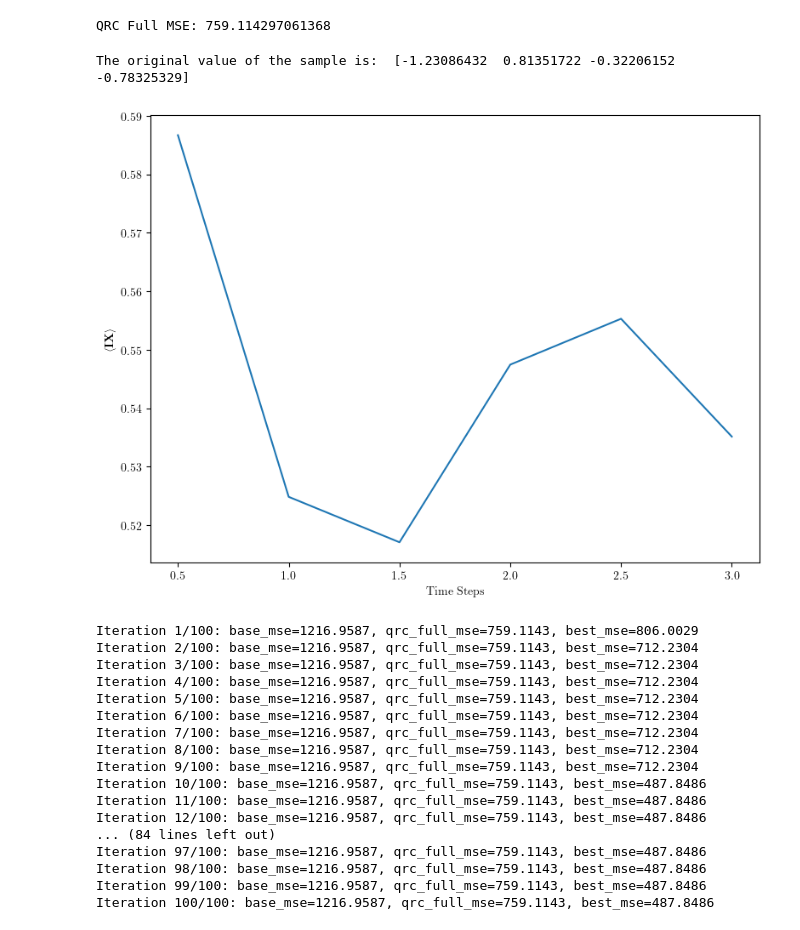
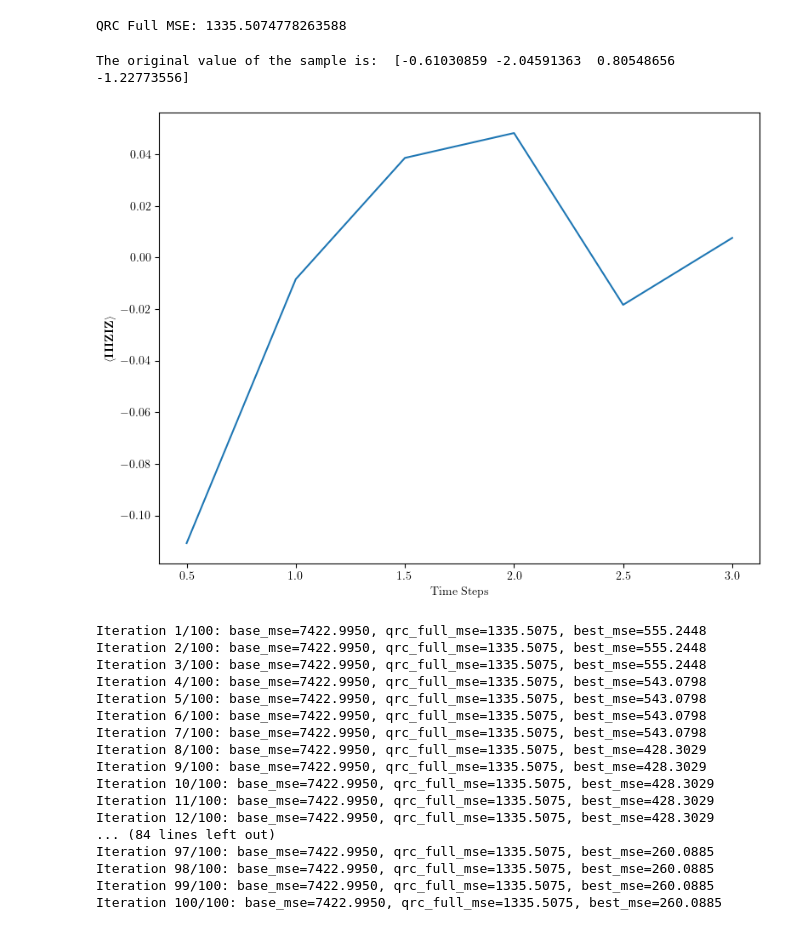
Before and after one commit to ShehbazTariq/cudaq-qrc, a Jupyter notebook: Rydberg.ipynb, the cells around one changed output. Saved outputs shown, nothing was run; the diff lists cells and outputs as text; code cells hidden in the pictures.

```diff
--- a/Rydberg.ipynb
+++ b/Rydberg.ipynb
@@ -37,15 +41,16 @@ def precompute_embeddings(datapoints_normalized):
     return readouts, embeddings
 # %%
 # Generate regression dataset
-X, y = make_regression(n_samples=100, n_features=4, noise=0.1, random_state=42)
+X, y = make_regression(n_samples=100, n_features=4, noise=0.1, random_state=402)
 
-# Split dataset into training and testing sets
-X_train, X_test, y_train, y_test = train_test_split(X, y, test_size=0.3, shuffle=True, random_state=42)
+# First, split into 60% train and 40% temp (test + val)
+X_train, X_temp, y_train, y_temp = train_test_split(
+    X, y, test_size=0.4, shuffle=True, random_state=42
+)
 
-# Select subsets for demonstration purposes
-# X_train = X_train[:20]
-# y_train = y_train[:20]
-# X_test = X_test[:20]
-# y_test = y_test[:20]
+# Next, split the remaining 40% equally into test (20%) and validation (20%)
+X_test, X_val, y_test, y_val = train_test_split(
+    X_temp, y_temp, test_size=0.5, shuffle=True, random_state=402
+)
 # %%
 #use a simple random forest classifier
@@ -82,26 +88,31 @@ Plot saved as lattice_plot.pdf
 # %%
 scaler = MinMaxScaler(feature_range=(-1, 1))
 train_datapoints_normalized = scaler.fit_transform(X_train)
+val_datapoints_normalized = scaler.transform(X_val)
 test_datapoints_normalized = scaler.transform(X_test)
 #custom_readouts = ["IIIZII","ZIIIII","IZIIII","XXXIII","IIIXXX","IIIIIX"]
 
 #readouts = generate_readouts(nsites, custom_readouts)
 readouts = generate_readouts(nsites)  #default readouts
 
-readouts, train_embeddings = precompute_embeddings(train_datapoints_normalized)
-readouts, test_embeddings = precompute_embeddings(test_datapoints_normalized)
+_, train_embeddings = precompute_embeddings(train_datapoints_normalized)
+_, val_embeddings = precompute_embeddings(val_datapoints_normalized)
+_, test_embeddings = precompute_embeddings(test_datapoints_normalized)
+
+
 train_embeddings=train_embeddings/(2**nsites) #normalize embeddings
+val_embeddings=val_embeddings/(2**nsites) #normalize embeddings
 test_embeddings=test_embeddings/(2**nsites) #normalize embeddings
 # %%
 #check the mse of the embeddings
-clf = RandomForestRegressor(n_estimators=50, random_state=42)
+clf = RandomForestRegressor(n_estimators=50, random_state=402)
 clf.fit(train_embeddings, y_train)
 #accuracy
 y_pred = clf.predict(test_embeddings)
 qrc_full_mse = mean_squared_error(y_test, y_pred)
 print('QRC Full MSE: {}'.format(qrc_full_mse))
 # %% [output]
-QRC Full MSE: 759.114297061368
+QRC Full MSE: 1335.5074778263588
 # %%
 t_steps = np.arange(t_start+t_step, t_end+t_step, t_step)
 #reshape the embeddings to be in the shape of (n_samples, len(t_steps), :))
@@ -110,31 +122,31 @@ embd_per_t_test = test_embeddings.reshape(test_embeddings.shape[0], len(t_steps)
 # %%
 # Sample Index and Readout Index
 sample_idx = 0
-readout_idx = 1  # Specify the readout index to visualize
+readout_idx = 101  # Specify the readout index to visualize
 
 print("The original value of the sample is: ", X_train[sample_idx])
 
 # Plot specific readout
 fig, ax = plt.subplots(figsize=(8, 6))
 ax.plot(t_steps, embd_per_t[sample_idx, :, readout_idx])
 
 # Convert readout string to LaTeX with braket notation
 readout = readouts[readout_idx].to_string()
 title = re.search(r"[IXYZ]+", readout).group()
 latex_title = f"$\\langle \\mathbf{{{title}}} \\rangle$"
 
 ax.set_xlabel('Time Steps')
 ax.set_ylabel(latex_title)
 plt.tight_layout()
 plt.show()
 # %% [output]
-The original value of the sample is:  [-1.23086432  0.81351722 -0.32206152 -0.78325329]
+The original value of the sample is:  [-0.61030859 -2.04591363  0.80548656 -1.22773556]
-[figure, old version]
+[figure, new version]
 # %%
 #optimize the feature selection on observable selections (readouts) (reasonable performance but faster)
-retention = int(len(embd_per_t[0])*0.25) #only keep 25% of the features
+retention = int(len(embd_per_t[0]))
 results = genetic_algorithm_feature_selection(
-    embd_per_t, embd_per_t_test, y_train, y_test,
+    embd_per_t, embd_per_t_val, y_train, y_val,
     base_mse=base_mse,
     qrc_full_mse=qrc_full_mse,
     model=clf,
@@ -147,20 +159,20 @@ results = genetic_algorithm_feature_selection(
     max_features_selected=retention
 )
 # %% [output]
-Iteration 1/100: base_mse=1216.9587, qrc_full_mse=759.1143, best_mse=806.0029
-Iteration 2/100: base_mse=1216.9587, qrc_full_mse=759.1143, best_mse=712.2304
-Iteration 3/100: base_mse=1216.9587, qrc_full_mse=759.1143, best_mse=712.2304
-Iteration 4/100: base_mse=1216.9587, qrc_full_mse=759.1143, best_mse=712.2304
-Iteration 5/100: base_mse=1216.9587, qrc_full_mse=759.1143, best_mse=712.2304
-Iteration 6/100: base_mse=1216.9587, qrc_full_mse=759.1143, best_mse=712.2304
-Iteration 7/100: base_mse=1216.9587, qrc_full_mse=759.1143, best_mse=712.2304
-Iteration 8/100: base_mse=1216.9587, qrc_full_mse=759.1143, best_mse=712.2304
-Iteration 9/100: base_mse=1216.9587, qrc_full_mse=759.1143, best_mse=712.2304
-Iteration 10/100: base_mse=1216.9587, qrc_full_mse=759.1143, best_mse=487.8486
-Iteration 11/100: base_mse=1216.9587, qrc_full_mse=759.1143, best_mse=487.8486
-Iteration 12/100: base_mse=1216.9587, qrc_full_mse=759.1143, best_mse=487.8486
+Iteration 1/100: base_mse=7422.9950, qrc_full_mse=1335.5075, best_mse=555.2448
+Iteration 2/100: base_mse=7422.9950, qrc_full_mse=1335.5075, best_mse=555.2448
+Iteration 3/100: base_mse=7422.9950, qrc_full_mse=1335.5075, best_mse=555.2448
+Iteration 4/100: base_mse=7422.9950, qrc_full_mse=1335.5075, best_mse=543.0798
+Iteration 5/100: base_mse=7422.9950, qrc_full_mse=1335.5075, best_mse=543.0798
+Iteration 6/100: base_mse=7422.9950, qrc_full_mse=1335.5075, best_mse=543.0798
+Iteration 7/100: base_mse=7422.9950, qrc_full_mse=1335.5075, best_mse=543.0798
+Iteration 8/100: base_mse=7422.9950, qrc_full_mse=1335.5075, best_mse=428.3029
+Iteration 9/100: base_mse=7422.9950, qrc_full_mse=1335.5075, best_mse=428.3029
+Iteration 10/100: base_mse=7422.9950, qrc_full_mse=1335.5075, best_mse=428.3029
+Iteration 11/100: base_mse=7422.9950, qrc_full_mse=1335.5075, best_mse=428.3029
+Iteration 12/100: base_mse=7422.9950, qrc_full_mse=1335.5075, best_mse=428.3029
 ... (84 lines left out)
-Iteration 97/100: base_mse=1216.9587, qrc_full_mse=759.1143, best_mse=487.8486
-Iteration 98/100: base_mse=1216.9587, qrc_full_mse=759.1143, best_mse=487.8486
-Iteration 99/100: base_mse=1216.9587, qrc_full_mse=759.1143, best_mse=487.8486
-Iteration 100/100: base_mse=1216.9587, qrc_full_mse=759.1143, best_mse=487.8486
+Iteration 97/100: base_mse=7422.9950, qrc_full_mse=1335.5075, best_mse=260.0885
+Iteration 98/100: base_mse=7422.9950, qrc_full_mse=1335.5075, best_mse=260.0885
+Iteration 99/100: base_mse=7422.9950, qrc_full_mse=1335.5075, best_mse=260.0885
+Iteration 100/100: base_mse=7422.9950, qrc_full_mse=1335.5075, best_mse=260.0885
```
Also changed, not shown: parts of 11 cells of this notebook, 2 other files.
